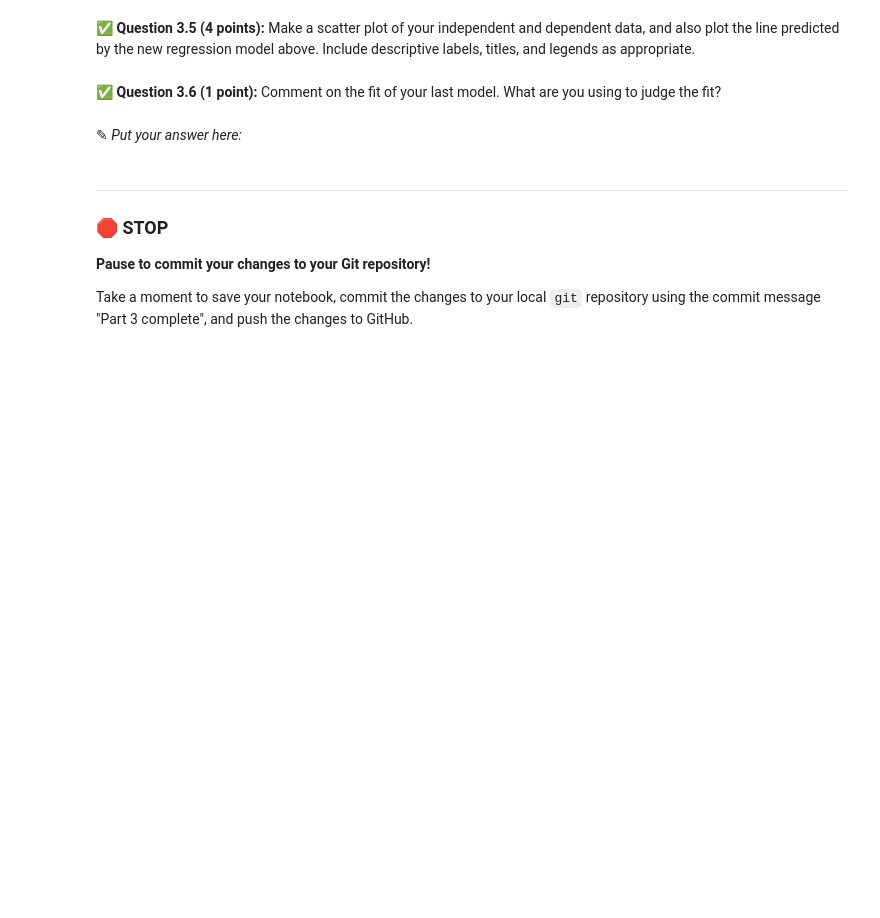
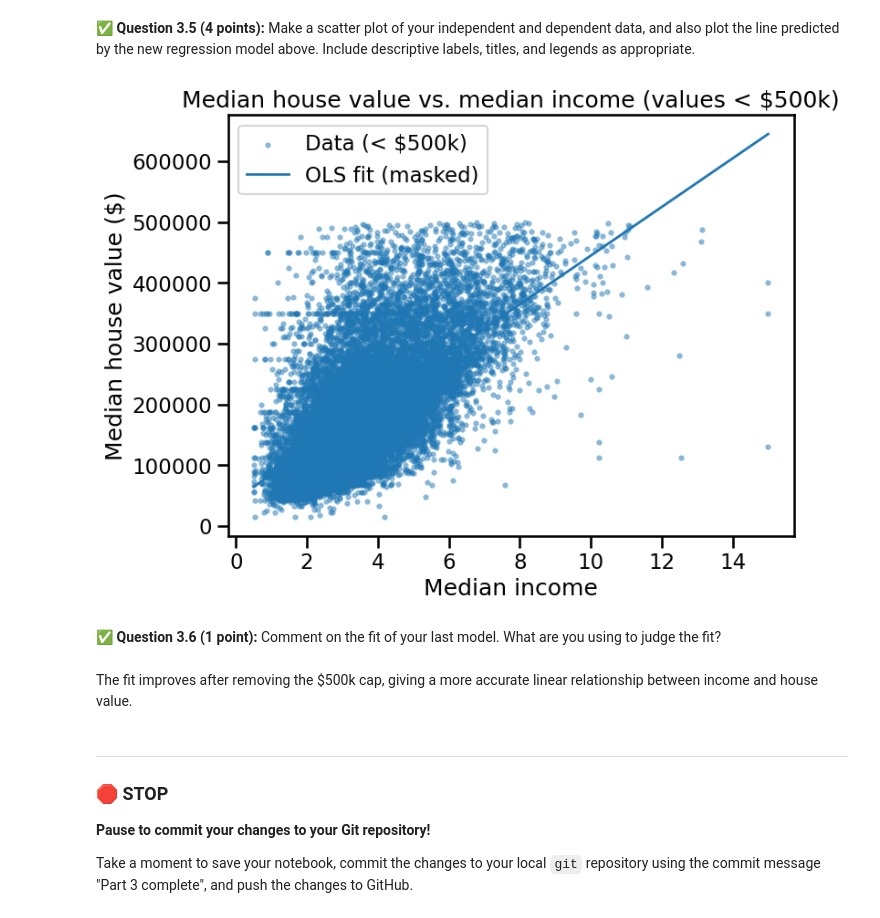
Before and after one commit to JonahXA/cmse202-f25-turnin, a Jupyter notebook: hw-03/HW-03_Regression-F25-STUDENT.ipynb, the cells around one changed output. Cells and saved outputs as stored; diff of their text form; code cells hidden in the pictures; blank space fills up the shorter version.

```diff
--- a/hw-03/HW-03_Regression-F25-STUDENT.ipynb
+++ b/hw-03/HW-03_Regression-F25-STUDENT.ipynb
@@ -195,2 +234,4 @@ In this part, we'll perform some one-variable linear regression analysis on the
+# %%
+df_sub = df_clean[df_clean["median_house_value"] < 500000].copy()
 # %% [markdown]
 &#9989; **Question 3.4 (4 points):** Now make a simple linear regression model that predicts "median_house_value" using "median_income" as the independent variable, on this new data subset. Be sure to use the `add_constant()` method to include a constant term in your model.
@@ -198,0 +238,5 @@ In this part, we'll perform some one-variable linear regression analysis on the
+# %%
+X2 = sm.add_constant(df_sub["median_income"])
+y2 = df_sub["median_house_value"]
+model2 = sm.OLS(y2, X2).fit()
+model2.summary()
@@ -203,7 +265,22 @@ In this part, we'll perform some one-variable linear regression analysis on the
+# %%
+income2 = df_sub["median_income"].to_numpy()
+y2_true = df_sub["median_house_value"].to_numpy()
+b0_2, b1_2 = model2.params["const"], model2.params["median_income"]
+
+plt.figure(figsize=(8,6))
+plt.scatter(income2, y2_true, s=10, alpha=0.4, label="Data (< $500k)")
+plt.plot(np.sort(income2), b0_2 + b1_2 * np.sort(income2), linewidth=2, label="OLS fit (masked)")
+plt.xlabel("Median income")
+plt.ylabel("Median house value ($)")
+plt.title("Median house value vs. median income (values < $500k)")
+plt.legend()
+plt.show()
+# %% [output]
+[figure, added]
 # %% [markdown]
 &#9989; **Question 3.6 (1 point):** Comment on the fit of your last model. What are you using to judge the fit?
-# %% [markdown]
-<font size=+3>&#9998;</font> _Put your answer here:_
+# %% [markdown]
+The fit improves after removing the $500k cap, giving a more accurate linear relationship between income and house value.
 # %% [markdown]
 ---
 ### &#128721; STOP
```
Also changed, not shown: parts of 10 cells of this notebook.
